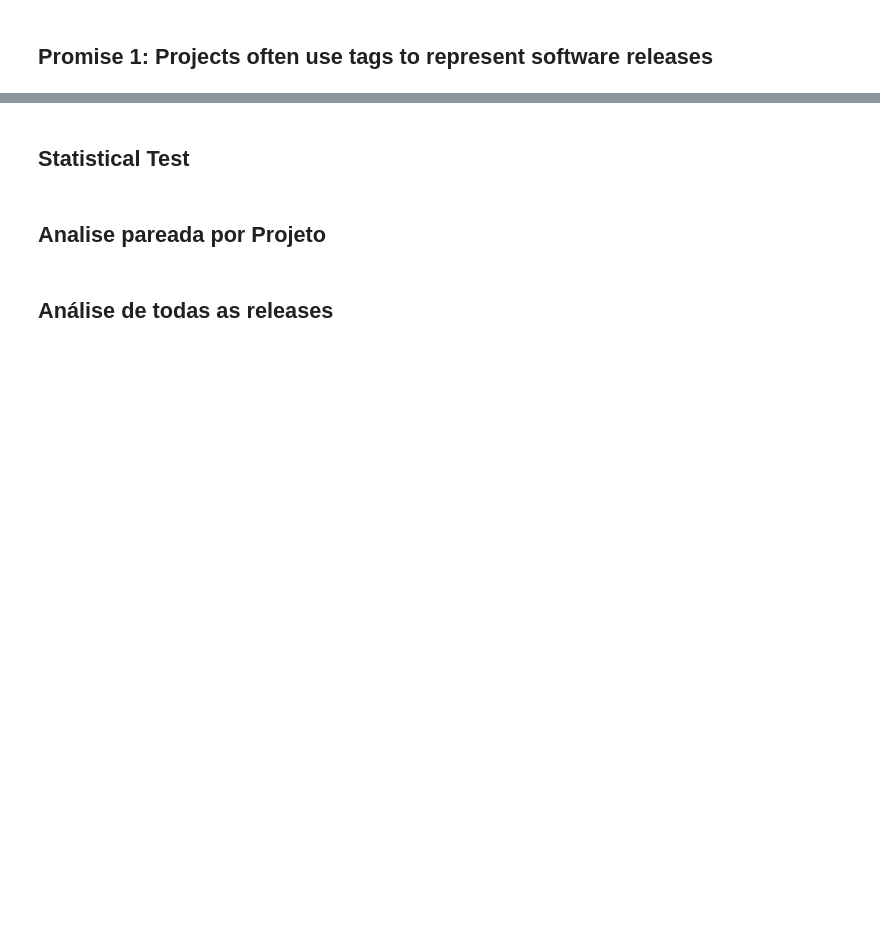
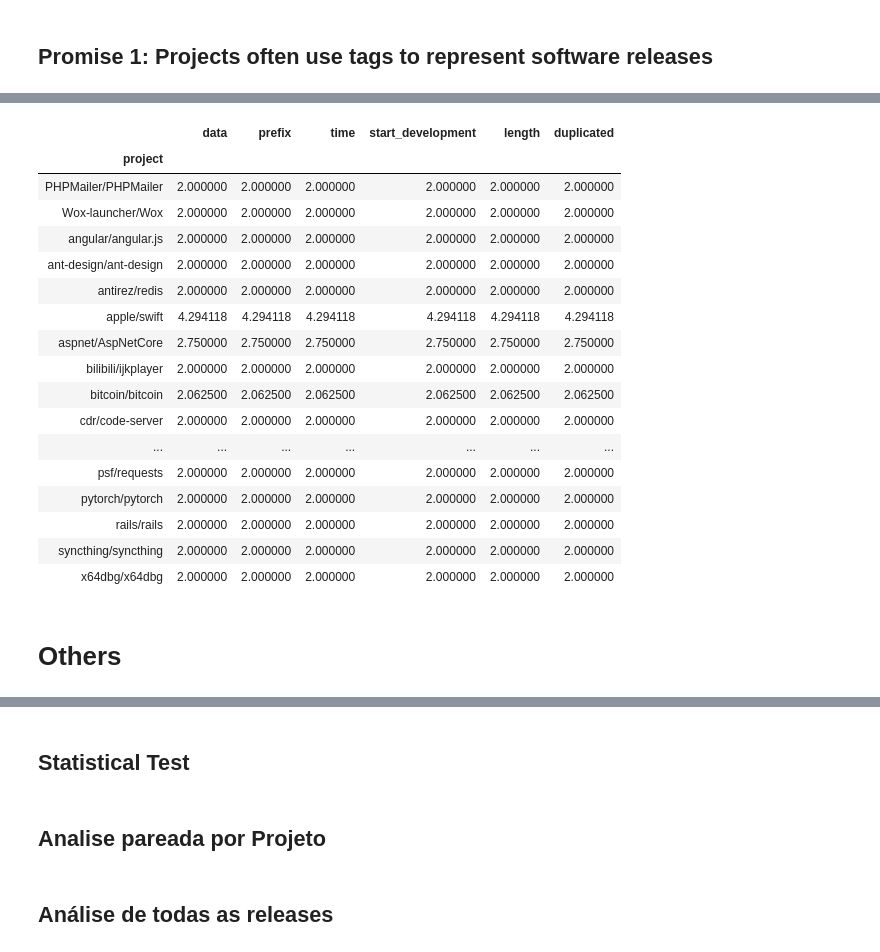
Before and after one commit to gems-uff/release-mining, a Jupyter notebook: experiment.ipynb, the cells around one changed output, grey strips where cells are left out. Cells and saved outputs as stored; diff of their text form; code cells hidden in the pictures; blank space fills up the shorter version.

```diff
--- a/experiment.ipynb
+++ b/experiment.ipynb
@@ -182,2 +401,25 @@ list(projects[projects.releases == 0].index)
+# %%
+release_clones.groupby(["project"]).mean()
+# %% [output]
+|  | data | prefix | time | start_development | length | duplicated |
+| project |  |  |  |  |  |  |
+| PHPMailer/PHPMailer | 2.000000 | 2.000000 | 2.000000 | 2.000000 | 2.000000 | 2.000000 |
+| Wox-launcher/Wox | 2.000000 | 2.000000 | 2.000000 | 2.000000 | 2.000000 | 2.000000 |
+| angular/angular.js | 2.000000 | 2.000000 | 2.000000 | 2.000000 | 2.000000 | 2.000000 |
+| ant-design/ant-design | 2.000000 | 2.000000 | 2.000000 | 2.000000 | 2.000000 | 2.000000 |
+| antirez/redis | 2.000000 | 2.000000 | 2.000000 | 2.000000 | 2.000000 | 2.000000 |
+| apple/swift | 4.294118 | 4.294118 | 4.294118 | 4.294118 | 4.294118 | 4.294118 |
+| aspnet/AspNetCore | 2.750000 | 2.750000 | 2.750000 | 2.750000 | 2.750000 | 2.750000 |
+| bilibili/ijkplayer | 2.000000 | 2.000000 | 2.000000 | 2.000000 | 2.000000 | 2.000000 |
+| bitcoin/bitcoin | 2.062500 | 2.062500 | 2.062500 | 2.062500 | 2.062500 | 2.062500 |
+| cdr/code-server | 2.000000 | 2.000000 | 2.000000 | 2.000000 | 2.000000 | 2.000000 |
+| ... | ... | ... | ... | ... | ... | ... |
+| psf/requests | 2.000000 | 2.000000 | 2.000000 | 2.000000 | 2.000000 | 2.000000 |
+| pytorch/pytorch | 2.000000 | 2.000000 | 2.000000 | 2.000000 | 2.000000 | 2.000000 |
+| rails/rails | 2.000000 | 2.000000 | 2.000000 | 2.000000 | 2.000000 | 2.000000 |
+| syncthing/syncthing | 2.000000 | 2.000000 | 2.000000 | 2.000000 | 2.000000 | 2.000000 |
+| x64dbg/x64dbg | 2.000000 | 2.000000 | 2.000000 | 2.000000 | 2.000000 | 2.000000 |
+# %% [markdown]
+# Others
 # %%
 projects[projects.percent_releases < 1][["tags","releases","percent_releases"]]
```
Also changed, not shown: parts of 61 cells of this notebook.
